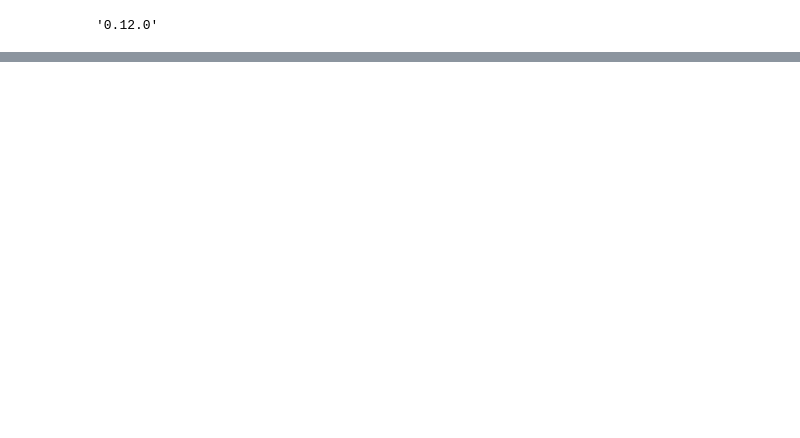
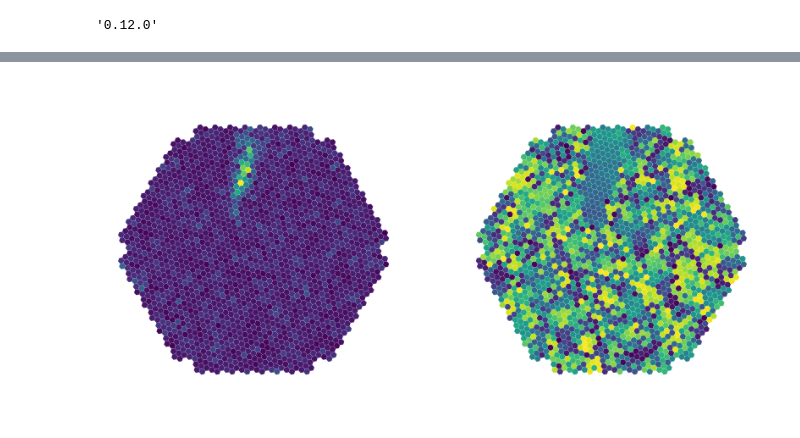
Before and after one commit to vuillaut/pres_cta, a Jupyter notebook: noisy_event.ipynb, the cells around one changed output, grey strips where cells are left out. Cells and saved outputs as stored; diff of their text form; code cells hidden in the pictures; blank space fills up the shorter version.

```diff
--- a/noisy_event.ipynb
+++ b/noisy_event.ipynb
@@ -86,4 +87,39 @@ dead_pixels_color = 'white'
 
 cmap = plt.get_cmap("viridis")
 cmap.set_bad(color=dead_pixels_color)
+# %%
+fig, axes = plt.subplots(1, 2, figsize=(10,5), width_ratios=[1,1])
+import matplotlib.gridspec as gridspec
+
+
+display = CameraDisplay(geom, image,
+                        show_frame=False,
+                        cmap=cmap,
+                        ax=axes[0]
+                       )
+
+display = CameraDisplay(geom, time_map,
+                        show_frame=False,
+                        cmap=cmap,
+                        ax=axes[1]
+                       )
+
+# display.highlight_pixels(~pixels_alive, color='red')
+# display.add_colorbar(shrink=0.65)
+# cbar = display.colorbar
+# for label in cbar.ax.yaxis.get_ticklabels():
+#     label.set_color(text_colorbar_color)
+# cbar.ax.yaxis.set_tick_params(color=text_colorbar_color)
+
+visible_axis=False
+for ax in axes:
+    ax.get_xaxis().set_visible(visible_axis)
+    ax.get_yaxis().set_visible(visible_axis)
+    if not visible_axis:
+        ax.axis('off')
+        ax.set_title('')
+
+plt.savefig(f'event_{event_idx}.png', dpi=150, transparent=True)
+# %% [output]
+[figure, added]
 # %%
```
Also changed, not shown: parts of 6 cells of this notebook, 1 other file.
